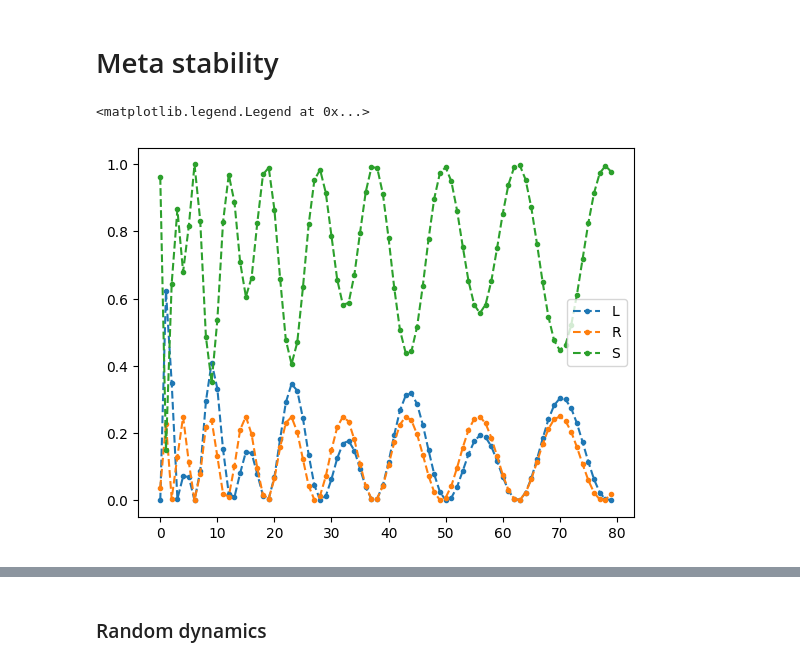
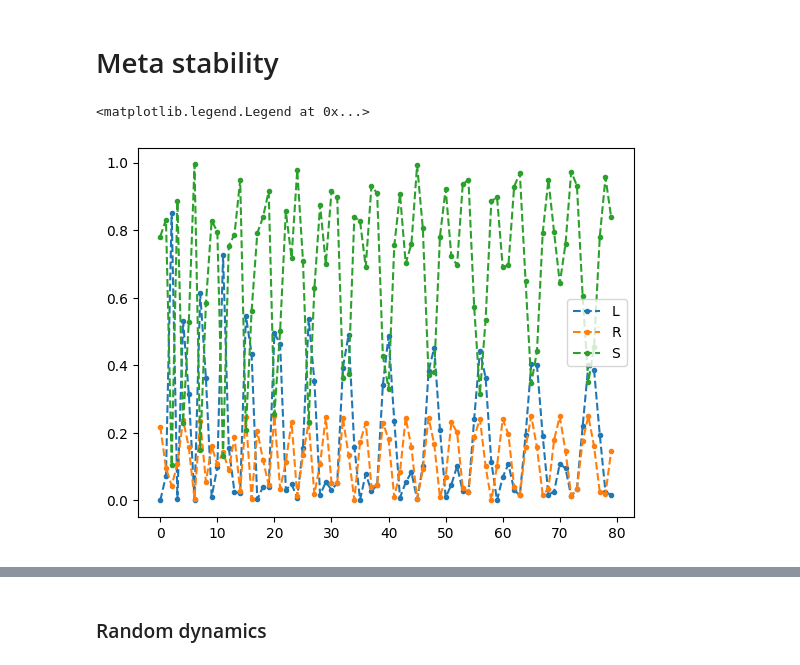
Before and after one commit to jmusullivan/sequential-circuits, a Jupyter notebook: JC chain/SE_analysis.ipynb, the cells around one changed output, grey strips where cells are left out. Drawn from its saved outputs; the diff is of its cells as text; code cells hidden in the pictures.

```diff
--- a/JC chain/SE_analysis.ipynb
+++ b/JC chain/SE_analysis.ipynb
@@ -98,20 +98,20 @@ plt.show()
 # %% [markdown]
 # Meta stability
 # %%
-theta_trapped = np.sqrt(np.pi)
+theta_trapped = 3*np.sqrt(np.pi)
 
 L, S, R = [[], [],[]]
 for n in range(80):
     P = Hop_prob(n,theta_trapped)
     L.append(P[0])
     S.append(P[1])
     R.append(P[2])
 
 plt.plot(L, '--.', label = 'L')
 plt.plot(R, '--.', label = 'R')
 plt.plot(S, '--.', label = 'S')
 plt.legend()
 # %% [output]
 <matplotlib.legend.Legend at 0x...>
-[figure, old version]
+[figure, new version]
 # %%
```
Also changed, not shown: parts of 3 cells of this notebook, 23 other files.
